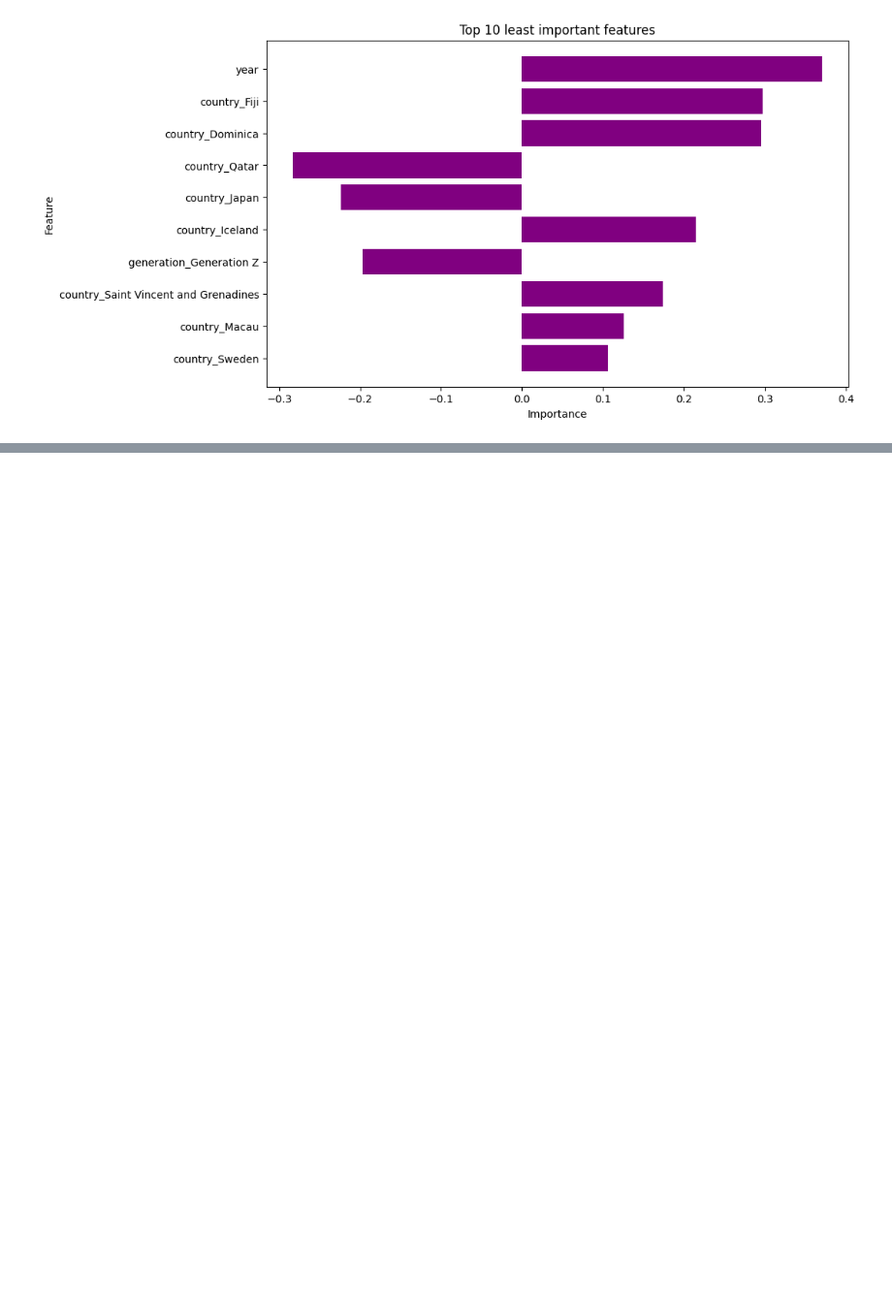
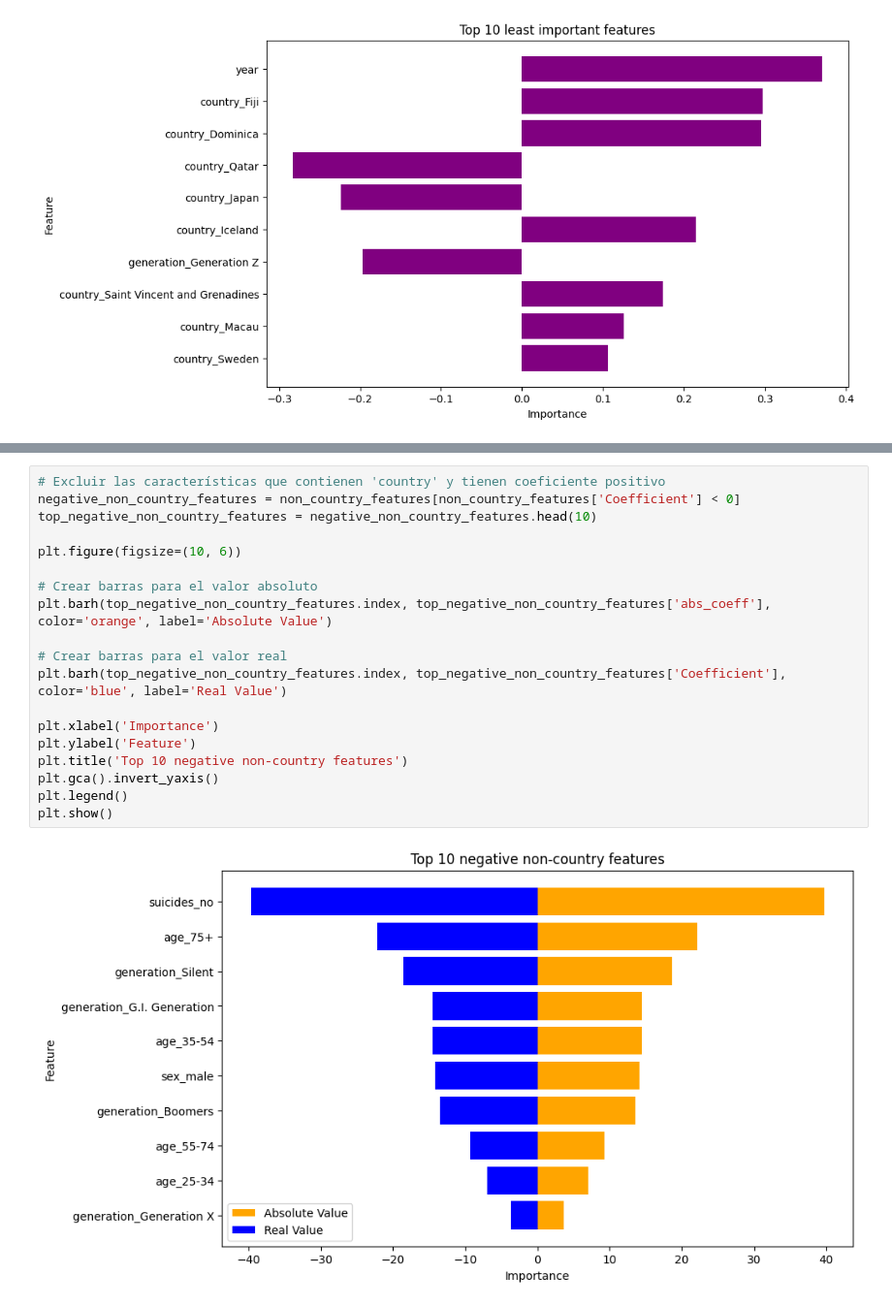
Before and after one commit to jazurdia/Proyecto1MD, a Jupyter notebook: reg_log.ipynb, the cells around one changed output, grey strips where cells are left out. Shown: that part at 97% size. Saved outputs shown, nothing was run; the diff lists cells and outputs as text; blank space fills up the shorter version.

```diff
--- a/reg_log.ipynb
+++ b/reg_log.ipynb
@@ -296,0 +337,21 @@ plt.show()
+# %%
+# Excluir las características que contienen 'country' y tienen coeficiente positivo
+negative_non_country_features = non_country_features[non_country_features['Coefficient'] < 0]
+top_negative_non_country_features = negative_non_country_features.head(10)
+
+plt.figure(figsize=(10, 6))
+
+# Crear barras para el valor absoluto
+plt.barh(top_negative_non_country_features.index, top_negative_non_country_features['abs_coeff'], color='orange', label='Absolute Value')
+
+# Crear barras para el valor real
+plt.barh(top_negative_non_country_features.index, top_negative_non_country_features['Coefficient'], color='blue', label='Real Value')
+
+plt.xlabel('Importance')
+plt.ylabel('Feature')
+plt.title('Top 10 negative non-country features')
+plt.gca().invert_yaxis()
+plt.legend()
+plt.show()
+# %% [output]
+[figure, added]
```
Also changed, not shown: parts of 2 cells of this notebook.
